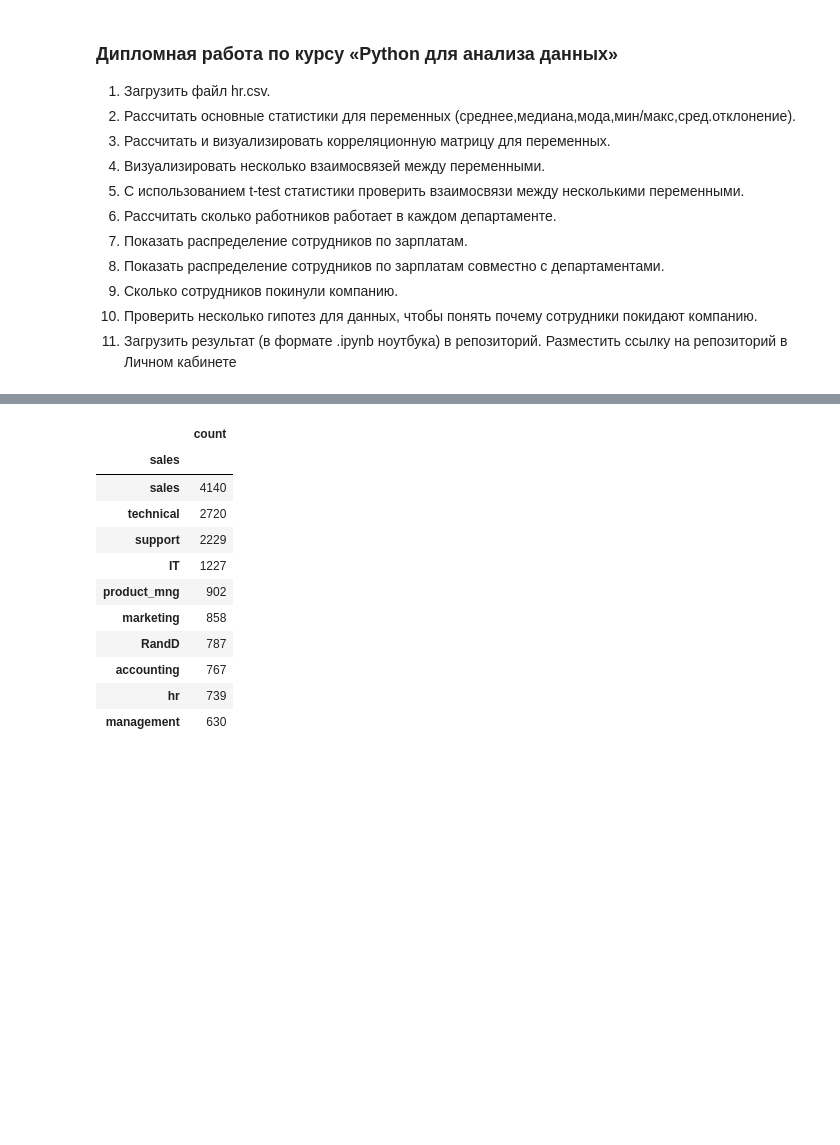
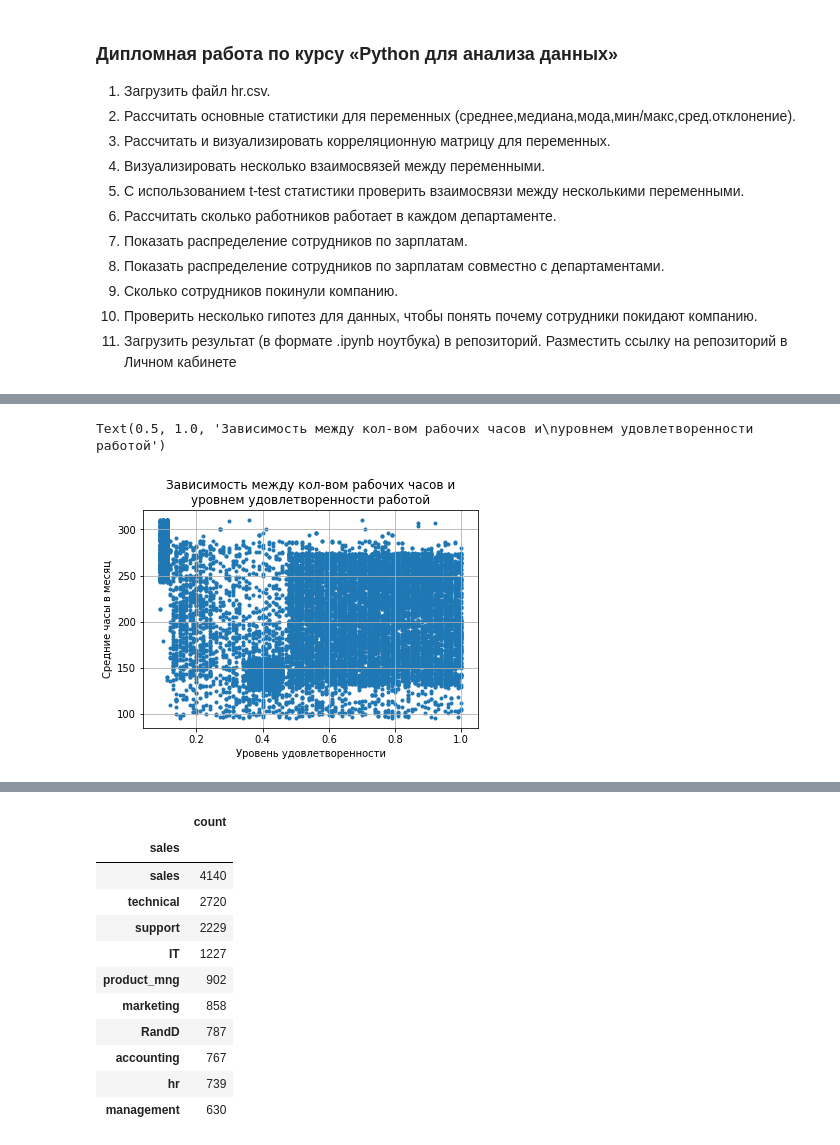
Before and after one commit to iamdenizzz/pyda-10, a Jupyter notebook: Diplom/Diplom.ipynb, the cells around one changed output, grey strips where cells are left out. Drawn from its saved outputs; the diff is of its cells as text; code cells hidden in the pictures; blank space fills up the shorter version.

```diff
--- a/Diplom/Diplom.ipynb
+++ b/Diplom/Diplom.ipynb
@@ -48,2 +100,17 @@ data
 # %%
 # 4. Визуализировать несколько взаимосвязей между переменными.
+# %%
+fig, ax = plt.subplots()
+ax.scatter(data['satisfaction_level'], data['average_montly_hours'], marker='.')
+ax.grid(True)
+plt.xlabel("Уровень удовлетворенности")
+plt.ylabel("Средние часы в месяц")
+plt.title("Зависимость между кол-вом рабочих часов и\nуровнем удовлетворенности работой")
+# Как можно увидеть, то удовлетвореннось работой присутствует от 130 до 270 часов в месяц
+# Но начиная от 240 часов и более у работников появляется крайняя неудовлетворенность работой (см. слева вверху)
+# Также есть небольшой квадрат от 130 до 160 часов когда люди не особо удвлетворены работой
+# (примерно 4 балла из 10)
+# Возможно это как то связано с размером заработной платы или с отделом, где работает сотрудник
+# %% [output]
+Text(0.5, 1.0, 'Зависимость между кол-вом рабочих часов и\nуровнем удовлетворенности работой')
+[figure, added]
```
Also changed, not shown: parts of 8 cells of this notebook, 1 other file.
